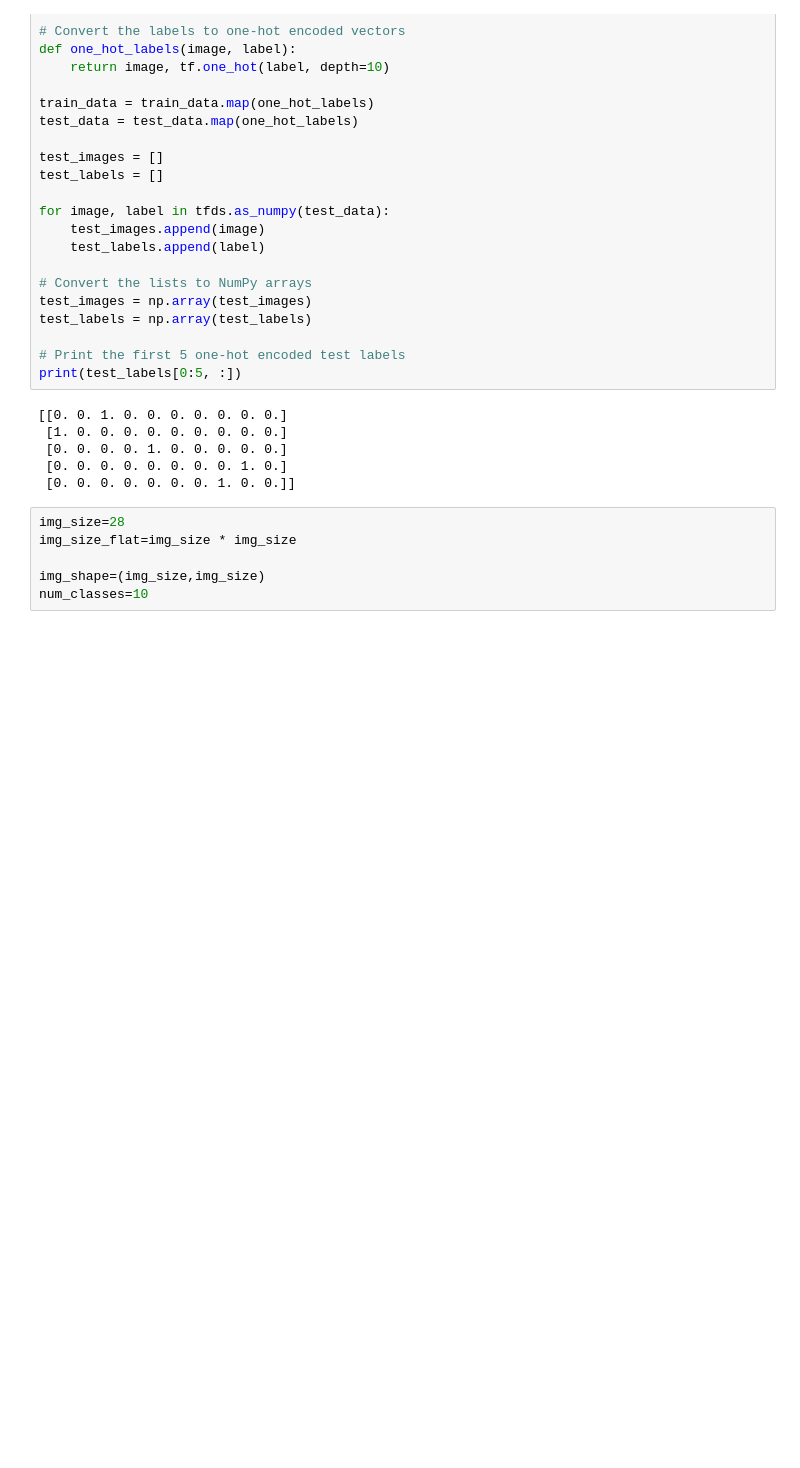
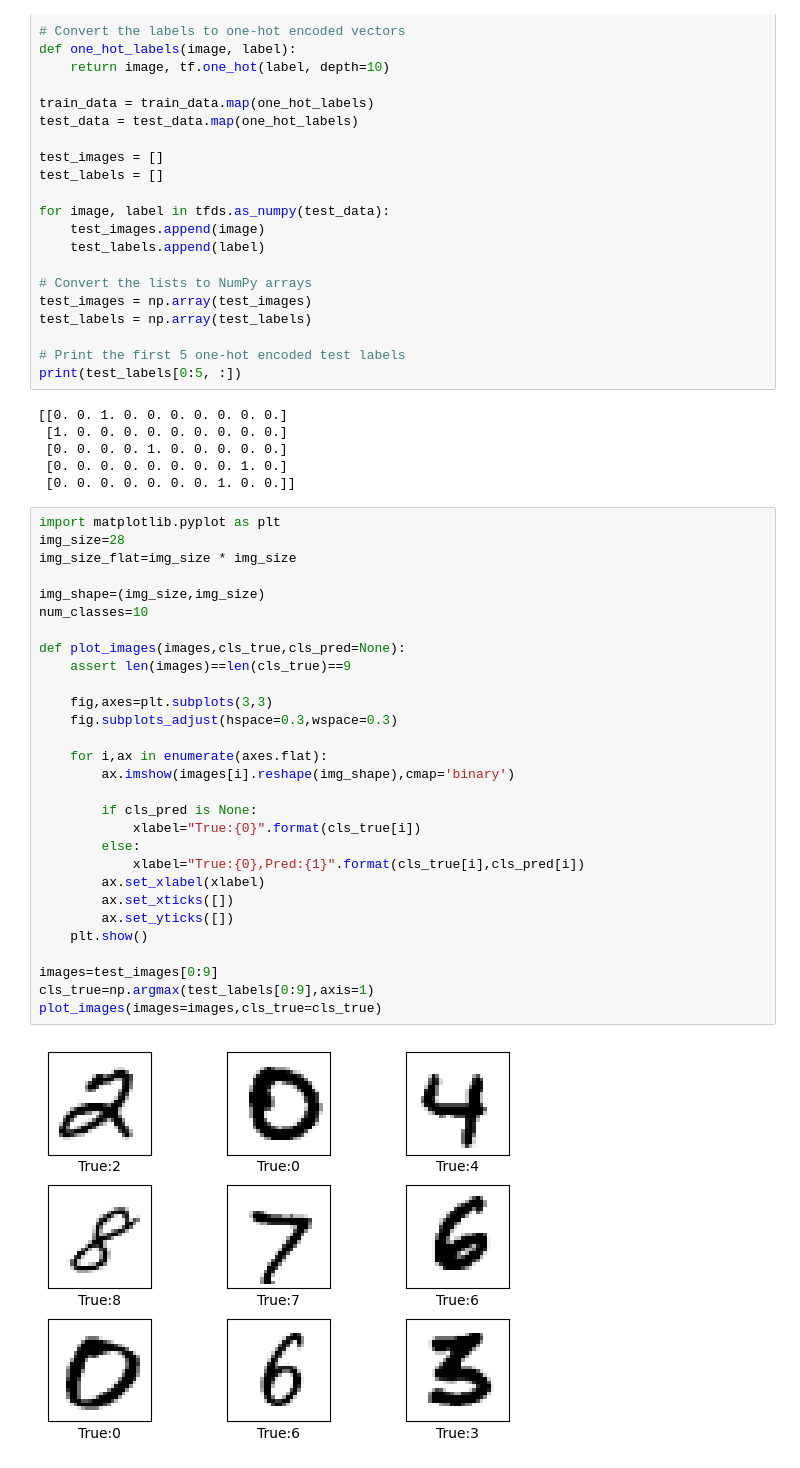
Before and after one commit to Wrenfrncis/time_series_analysis_sunspot, a Jupyter notebook: lab2.ipynb, the cells around one changed output. Drawn from its saved outputs; the diff is of its cells as text; blank space fills up the shorter version.

```diff
--- a/lab2.ipynb
+++ b/lab2.ipynb
@@ -816,9 +828,34 @@ print(test_labels[0:5, :])
  [0. 0. 0. 0. 1. 0. 0. 0. 0. 0.]
  [0. 0. 0. 0. 0. 0. 0. 0. 1. 0.]
  [0. 0. 0. 0. 0. 0. 0. 1. 0. 0.]]
-# %%
-img_size=28
-img_size_flat=img_size * img_size
-
-img_shape=(img_size,img_size)
-num_classes=10
+# %%
+import matplotlib.pyplot as plt
+img_size=28
+img_size_flat=img_size * img_size
+
+img_shape=(img_size,img_size)
+num_classes=10
+
+def plot_images(images,cls_true,cls_pred=None):
+    assert len(images)==len(cls_true)==9
+
+    fig,axes=plt.subplots(3,3)
+    fig.subplots_adjust(hspace=0.3,wspace=0.3)
+
+    for i,ax in enumerate(axes.flat):
+        ax.imshow(images[i].reshape(img_shape),cmap='binary')
+
+        if cls_pred is None:
+            xlabel="True:{0}".format(cls_true[i])
+        else:
+            xlabel="True:{0},Pred:{1}".format(cls_true[i],cls_pred[i])
+        ax.set_xlabel(xlabel)
+        ax.set_xticks([])
+        ax.set_yticks([])
+    plt.show()
+
+images=test_images[0:9]
+cls_true=np.argmax(test_labels[0:9],axis=1)
+plot_images(images=images,cls_true=cls_true)
+# %% [output]
+[figure, added]
```
Also changed, not shown: parts of 6 cells of this notebook, 3 other files.
